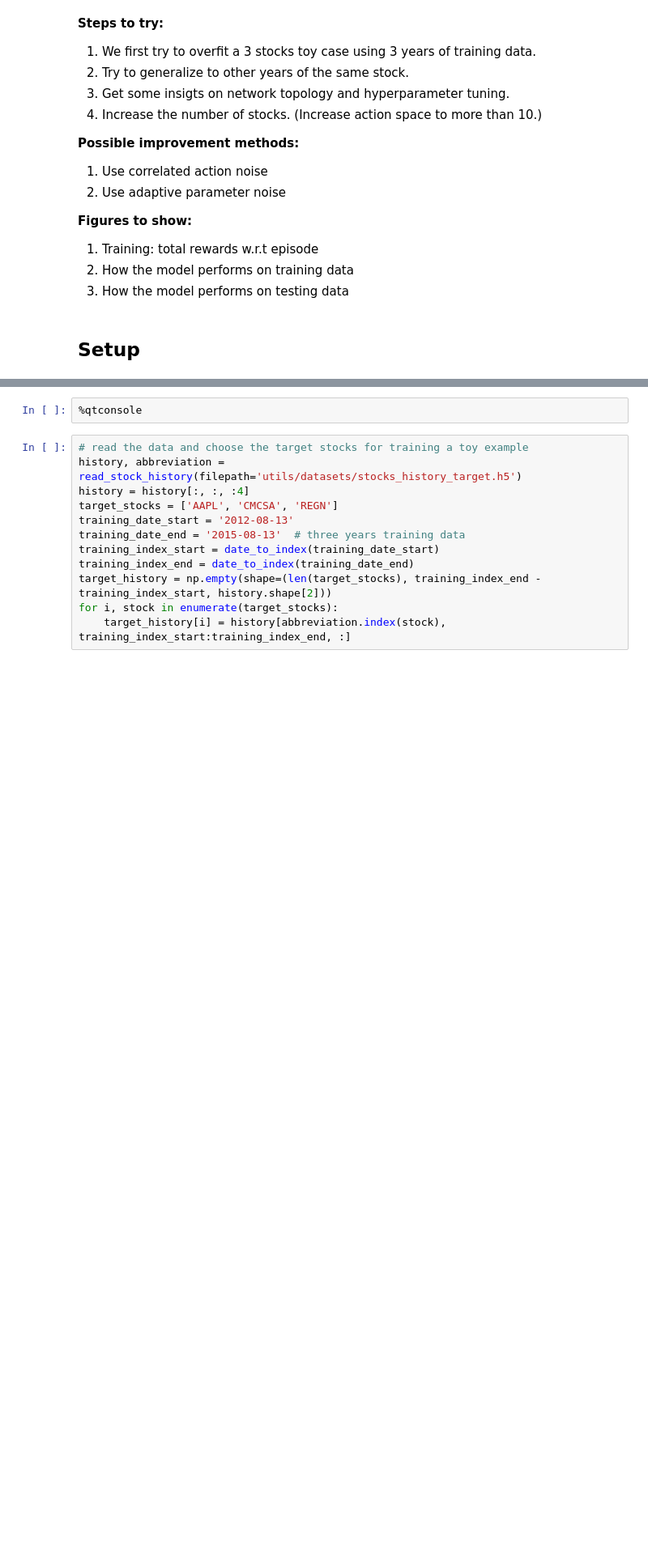
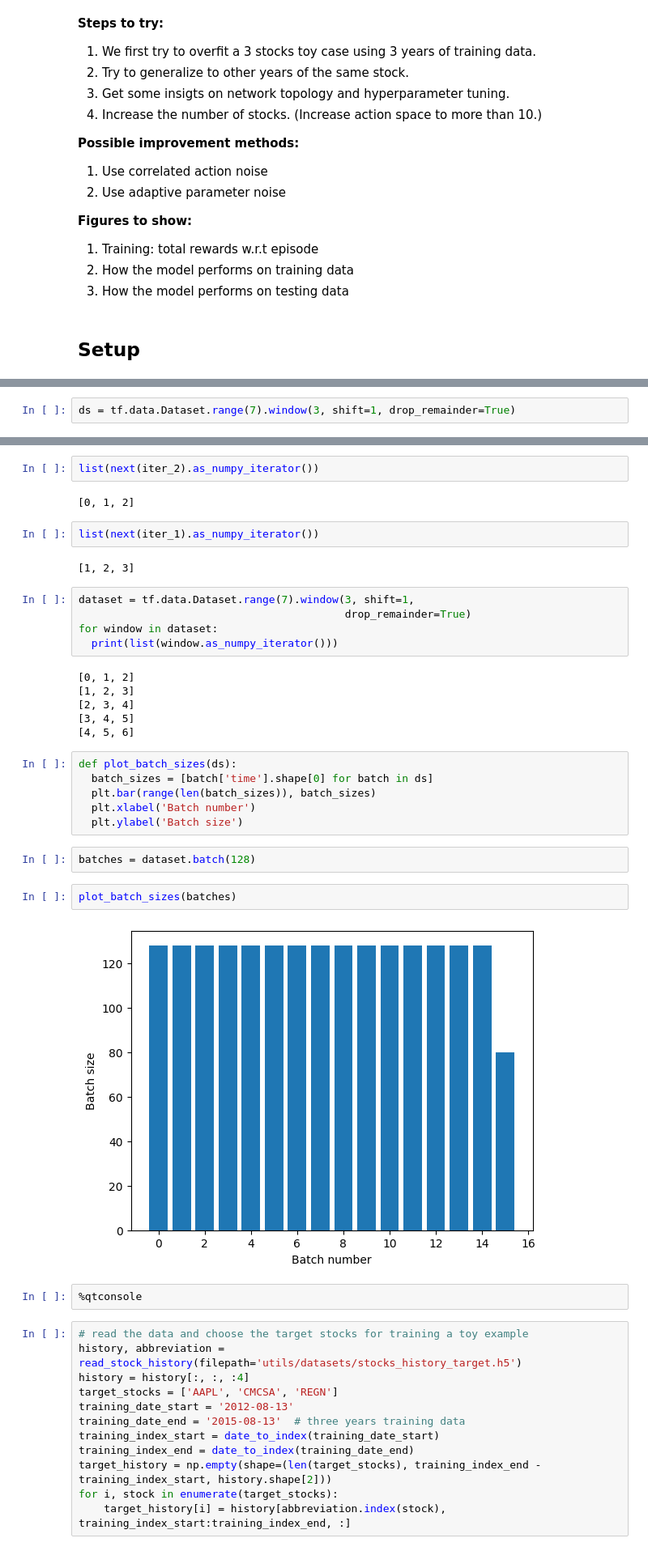
Before and after one commit to srozov/drl-portfolio-management, a Jupyter notebook: src/cnn_experiments.ipynb, the cells around one changed output, grey strips where cells are left out. Shown at 81% size. Drawn from its saved outputs; the diff is of its cells as text; blank space fills up the shorter version.

```diff
--- a/src/cnn_experiments.ipynb
+++ b/src/cnn_experiments.ipynb
@@ -67,0 +740,2 @@ print(dataset.element_spec)
+# %%
+ds = tf.data.Dataset.range(7).window(3, shift=1, drop_remainder=True)
@@ -68,3 +764,34 @@ print(dataset.element_spec)
+# %%
+list(next(iter_2).as_numpy_iterator())
+# %% [output]
+[0, 1, 2]
+# %%
+list(next(iter_1).as_numpy_iterator())
+# %% [output]
+[1, 2, 3]
+# %%
+dataset = tf.data.Dataset.range(7).window(3, shift=1,
+                                          drop_remainder=True)
+for window in dataset:
+  print(list(window.as_numpy_iterator()))
+# %% [output]
+[0, 1, 2]
+[1, 2, 3]
+[2, 3, 4]
+[3, 4, 5]
+[4, 5, 6]
+# %%
+def plot_batch_sizes(ds):
+  batch_sizes = [batch['time'].shape[0] for batch in ds]
+  plt.bar(range(len(batch_sizes)), batch_sizes)
+  plt.xlabel('Batch number')
+  plt.ylabel('Batch size')
+# %%
+batches = dataset.batch(128)
+# %%
+plot_batch_sizes(batches)
+# %% [output]
+[figure, added]
 # %%
 %qtconsole
 # %%
```
Also changed, not shown: parts of 66 cells of this notebook, 2 other files.
